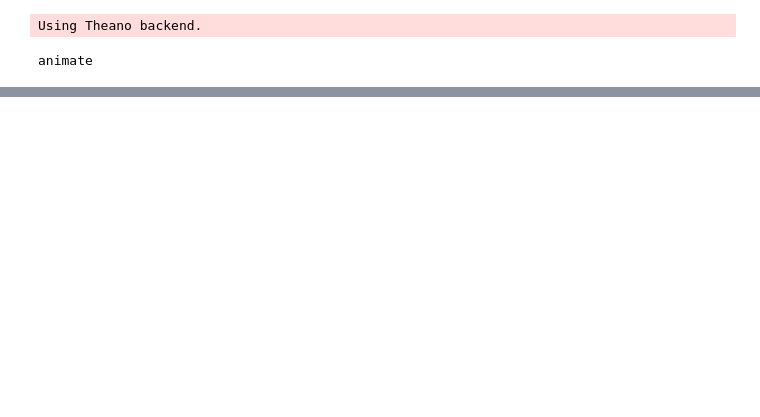
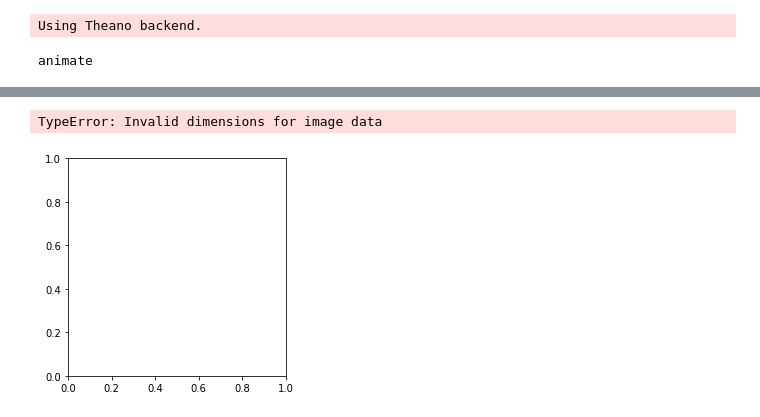
Before and after one commit to SNaGLab/Cognitive-Parcellation, a Jupyter notebook: code/model_notebooks/alexnet_step_0.ipynb, the cells around one changed output, grey strips where cells are left out. Drawn from its saved outputs; the diff is of its cells as text; code cells hidden in the pictures; blank space fills up the shorter version.

```diff
--- a/code/model_notebooks/alexnet_step_0.ipynb
+++ b/code/model_notebooks/alexnet_step_0.ipynb
@@ -52,6 +53,31 @@ def get_activations(model, layer, X_batch):
     #The learning phase flag is a bool tensor (0 = test, 1 = train)
     activations = get_activations([X_batch,0])
     return activations
+# %%
+def preprocess_image(image_paths, image_height=224, image_width=224,color_mode='rgb'):
+    """resize images to the appropriate dimensions
+    :param image_width:
+    :param image_height:
+    :param image: image
+    :return: image
+    """
+    img_list = []
+
+    for im_path in image_paths:
+        image = imread(im_path, mode='RGB')
+        image = cv2.resize(image, (image_height, image_width))
+
+        if color_mode == 'bgr':
+            image = image.transpose((2, 0, 1))
+        img_list.append(image)
+
+    try:
+        img_batch = np.stack(img_list, axis=0)
+    except:
+        print im_path
+        raise ValueError('when img_size and crop_size are None, images'
+                ' in image_paths must have the same shapes.')
+    return img_batch
 # %%
 #Function to pre-process the input image to ensure uniform size and color
 def preprocess_image_batch(image_paths, img_size=None, crop_size=None, color_mode='rgb', out=None):
@@ -365,0 +407,2 @@ im = preprocess_image_batch(im_list,img_size=(256,256), crop_size=(227,227), col
+# %%
+imgs_temp = preprocess_image(im_list,227,227,'bgr')
@@ -366,3 +413,8 @@ im = preprocess_image_batch(im_list,img_size=(256,256), crop_size=(227,227), col
+# %%
+plt.imshow(imgs_temp[0].transpose((1,2,0)))
+# %% [output]
+TypeError: Invalid dimensions for image data
+[figure, added]
 # %%
 # Model parmeters and running the model from the loaded weights{
 
```
Also changed, not shown: parts of 12 cells of this notebook, 1 other file.
